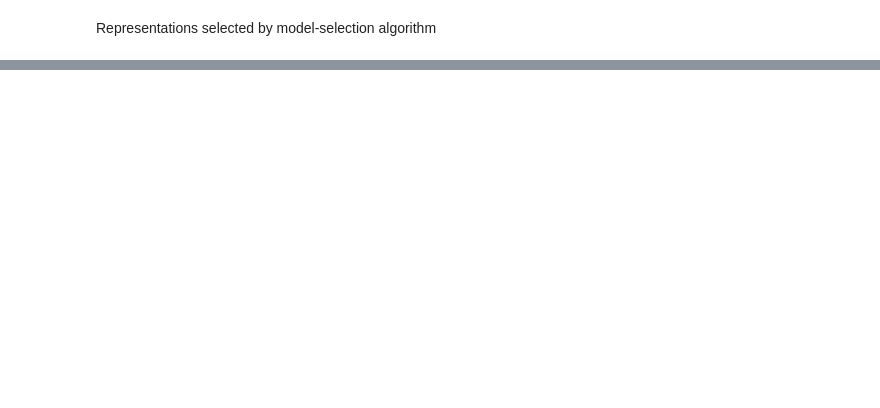
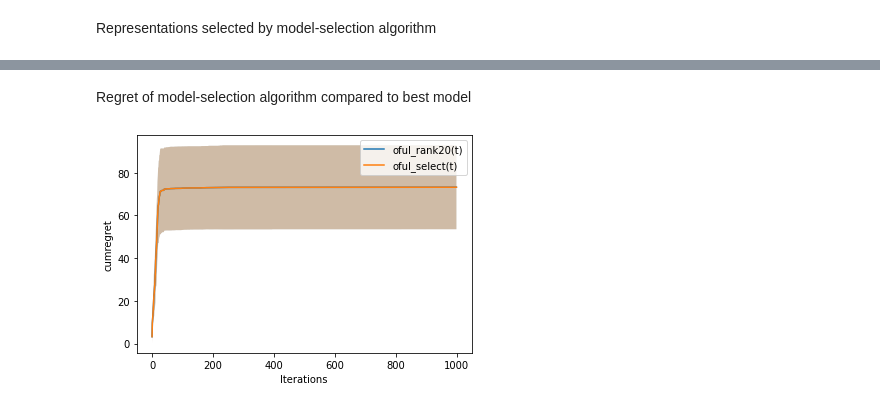
Before and after one commit to T3p/hidden-features, a Jupyter notebook: notebooks/HLS Selection.ipynb, the cells around one changed output, grey strips where cells are left out. Drawn from its saved outputs; the diff is of its cells as text; code cells hidden in the pictures; blank space fills up the shorter version.

```diff
--- a/notebooks/HLS Selection.ipynb
+++ b/notebooks/HLS Selection.ipynb
@@ -128,0 +217,2 @@ nu.plot_all('../logs', 'oful_select', 'selection', seeds, rows=100)
+# %% [markdown]
+Regret of model-selection algorithm compared to best model
@@ -128,0 +222,6 @@ nu.plot_all('../logs', 'oful_select', 'selection', seeds, rows=100)
+# %%
+names = ['oful_rank%d(t)' % dim, 'oful_select(t)']
+
+nu.compare('../logs', names, 'cumregret', seeds)
+# %% [output]
+[figure, added]
```
Also changed, not shown: parts of 20 cells of this notebook, 4 other files.
